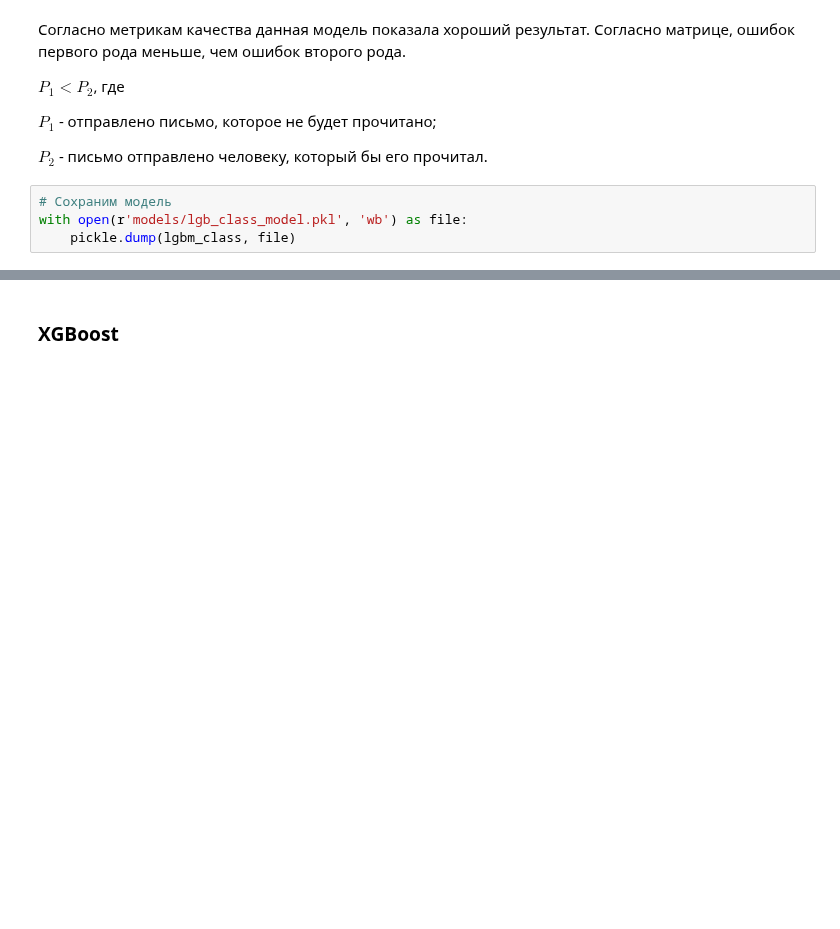
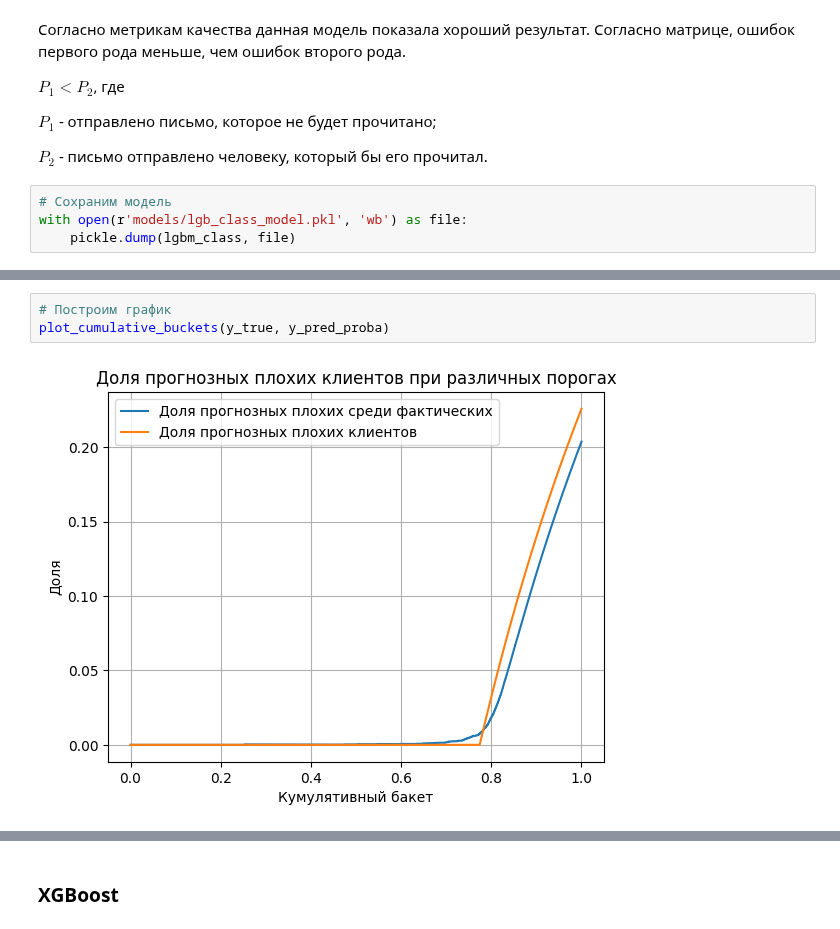
Before and after one commit to Bjorik23/mipt_datatons, a Jupyter notebook: target_customer_segment/ml_boost/ml_boost.ipynb, the cells around one changed output, grey strips where cells are left out. Cells and saved outputs as stored; diff of their text form; blank space fills up the shorter version.

```diff
--- a/target_customer_segment/ml_boost/ml_boost.ipynb
+++ b/target_customer_segment/ml_boost/ml_boost.ipynb
@@ -896,0 +1065,5 @@ with open(r'models/lgb_class_model.pkl', 'wb') as file:
+# %%
+# Построим график
+plot_cumulative_buckets(y_true, y_pred_proba)
+# %% [output]
+[figure, added]
```
Also changed, not shown: parts of 18 cells of this notebook, 1 other file.
